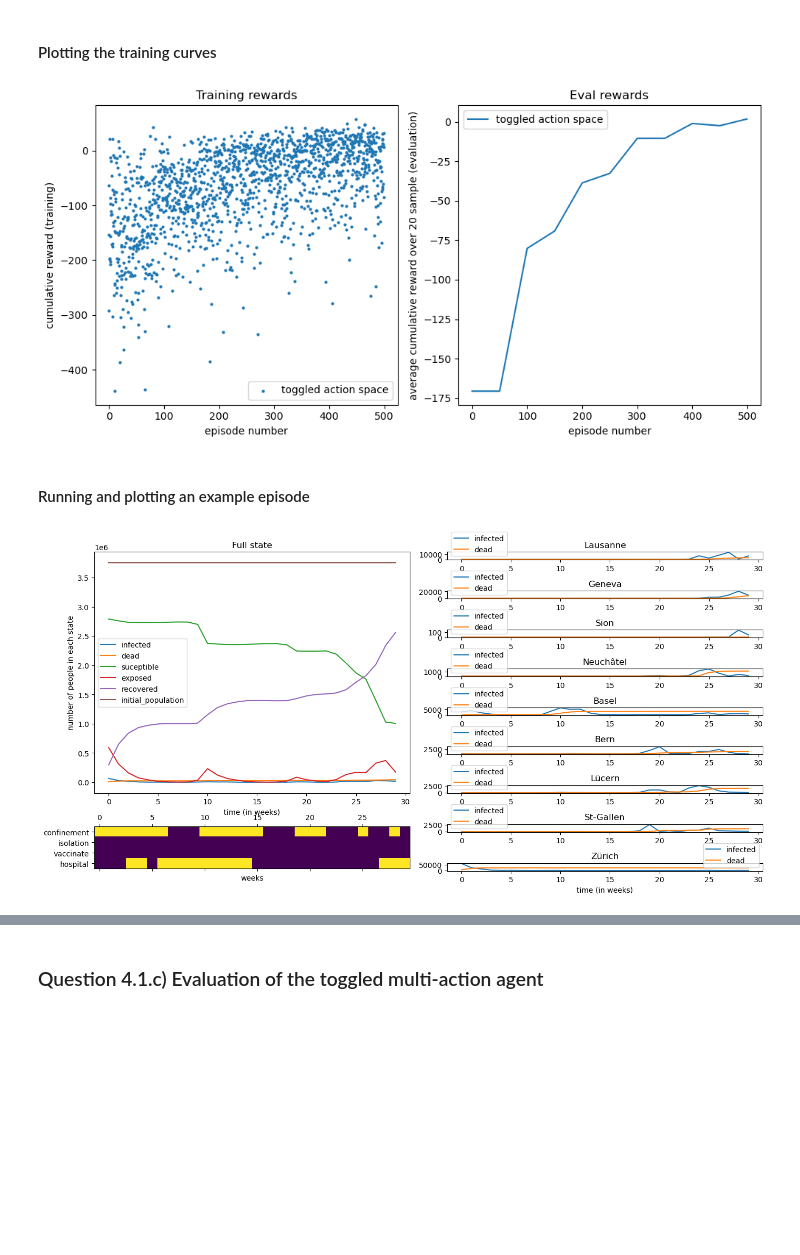
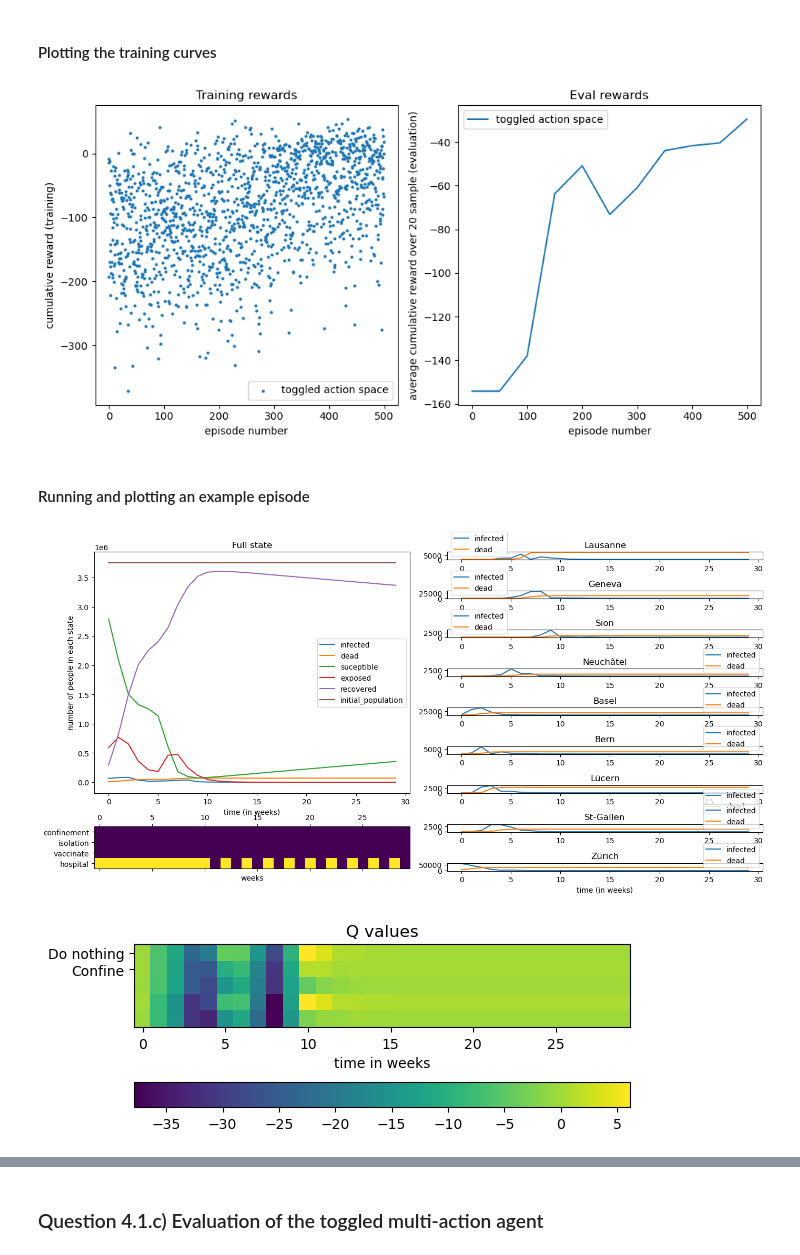
Before and after one commit to RenardDesNeiges/EpidemicsSimulator, a Jupyter notebook: solution.ipynb, the cells around one changed output, grey strips where cells are left out. Drawn from its saved outputs; the diff is of its cells as text; code cells hidden in the pictures; blank space fills up the shorter version.

```diff
--- a/solution.ipynb
+++ b/solution.ipynb
@@ -442,7 +443,7 @@ EPSILON = 0.7
 LR=5e-3
 GAMMA = 0.9
 BF_SIZE = 20000
-BATCH_SIZE = 2048
+BATCH_SIZE = 512
 # %%
 
 max_reward = -1e10
@@ -565,6 +570,7 @@ plot_training_curves([training_curves])
 # %% [markdown]
 #### Running and plotting an example episode
 # %%
+
 dyn = ModelDynamics('config/switzerland.yaml') #load the switzerland map
 
 """Loading the environment and the agent"""
@@ -589,14 +595,15 @@ agent.model = torch.load('models/deep_q_learning.pkl')
 
 """ Run the simulation """
 log = []
+qvals = []
 finished = False
 obs, info = env.reset(2)
 agent.reset()
 agent.epsilon = 0
 while not finished:
-    action, _ = agent.act(obs)
+    action, q = agent.act(obs)
     obs, R, finished, info = env.step(action)
-    log.append(info) # save the information dict for logging
+    log.append(info);qvals.append(q) # save the information dict for logging
     if finished:
         break
 
@@ -606,4 +613,11 @@ cities = {c:{p:np.array([getattr(l.city[c],p) for l in log]) for p in dyn.parame
 actions = {a:np.array([l.action[a] for l in log]) for a in log[0].action.keys()}
 
 plot_episode(total,cities,actions)
+
+plt.title('Q values')
+plt.imshow(np.array([np.array(q.detach()).flatten() for q in qvals]).transpose())
+plt.colorbar(location='bottom')
+plt.xlabel('time in weeks')
+plt.yticks([0,1],['Do nothing','Confine'])
+plt.show()
 # %% [output]
@@ -637,10 +652,10 @@ EPSILON = 0.7
 LR=5e-3
 GAMMA = 0.9
 BF_SIZE = 20000
-BATCH_SIZE = 2048
+BATCH_SIZE = 512
 EPSILON_0 = 0.7
 EPSILON_MIN = 0.2
-T_MAX = 300
+T_MAX = 500
 NUM_TRACES = 3
 # %% [markdown]
 #### Implementing the training loop
@@ -871,7 +889,7 @@ EVAL_RATE = 50
 EVAL_SAMPLES = 20
 TARGET_UPDATE_RATE = 10
 NUM_TRACES = 3
-LR=5e-3
+LR=1e-5
 GAMMA = 0.9
 BF_SIZE = 20000
 BATCH_SIZE = 2048
@@ -993,10 +1012,11 @@ with open(RESULTS_FOLDER + 'deep_q_learning_toggle.pkl', 'rb') as file:
 
 plot_training_curves([training_curves_toggle])
 # %% [output]
-[figure, old version]
+[figure, new version]
 # %% [markdown]
 #### Running and plotting an example episode
 # %%
+
 dyn = ModelDynamics('config/switzerland.yaml') #load the switzerland map
 
 """Loading the environment and the agent"""
@@ -1010,33 +1030,42 @@ env = Env(  dyn,
             observation_preprocessor=toggle_obs_pre,
             )
 agent = DQNAgent(    env = env,
                             model = DQN,
                             criterion = nn.HuberLoss(),
                             lr = LR,
                             epsilon = EPSILON,
                             gamma = GAMMA,
                             buffer_size=BF_SIZE,
                             batch_size=BATCH_SIZE)
 agent.model = torch.load('models/deep_q_learning_toggle.pkl')
 
 """ Run the simulation """
 log = []
+qvals = []
 finished = False
 obs, info = env.reset(2)
 agent.reset()
 agent.epsilon = 0
 while not finished:
-    action, _ = agent.act(obs)
+    action, q = agent.act(obs)
     obs, R, finished, info = env.step(action)
-    log.append(info) # save the information dict for logging
+    log.append(info); qvals.append(q) # save the information dict for logging
     if finished:
         break
 
 """ Parse the logs """
 total = {p:np.array([getattr(l.total,p) for l in log]) for p in dyn.parameters}
 cities = {c:{p:np.array([getattr(l.city[c],p) for l in log]) for p in dyn.parameters} for c in dyn.cities}
 actions = {a:np.array([l.action[a] for l in log]) for a in log[0].action.keys()}
 
 plot_episode(total,cities,actions)
+
+plt.title('Q values')
+plt.imshow(np.array([np.array(q.detach()).flatten() for q in qvals]).transpose())
+plt.colorbar(location='bottom')
+plt.xlabel('time in weeks')
+plt.yticks([0,1],['Do nothing','Confine'])
+plt.show()
 # %% [output]
-[figure, old version]
+[figure, new version]
+[figure, added]
```
Also changed, not shown: parts of 28 cells of this notebook, 12 other files.
